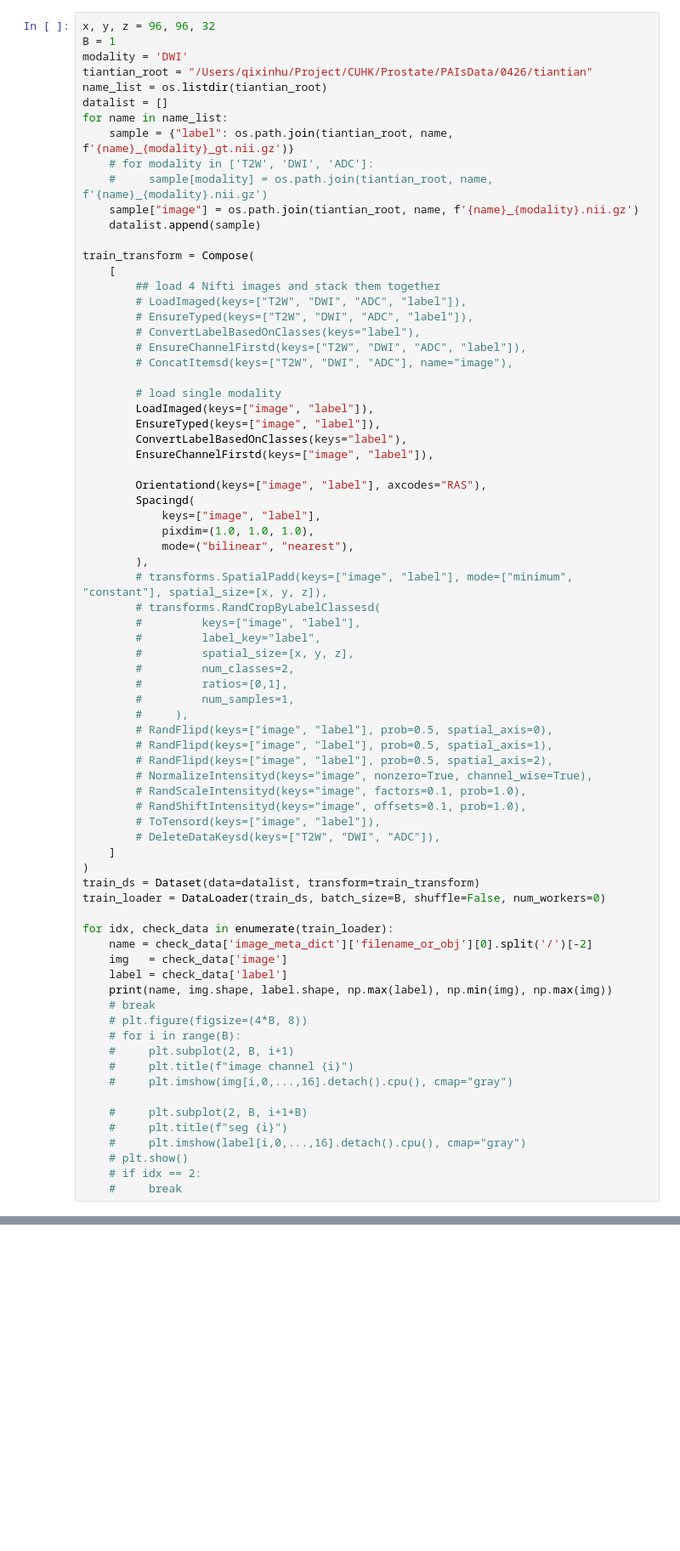
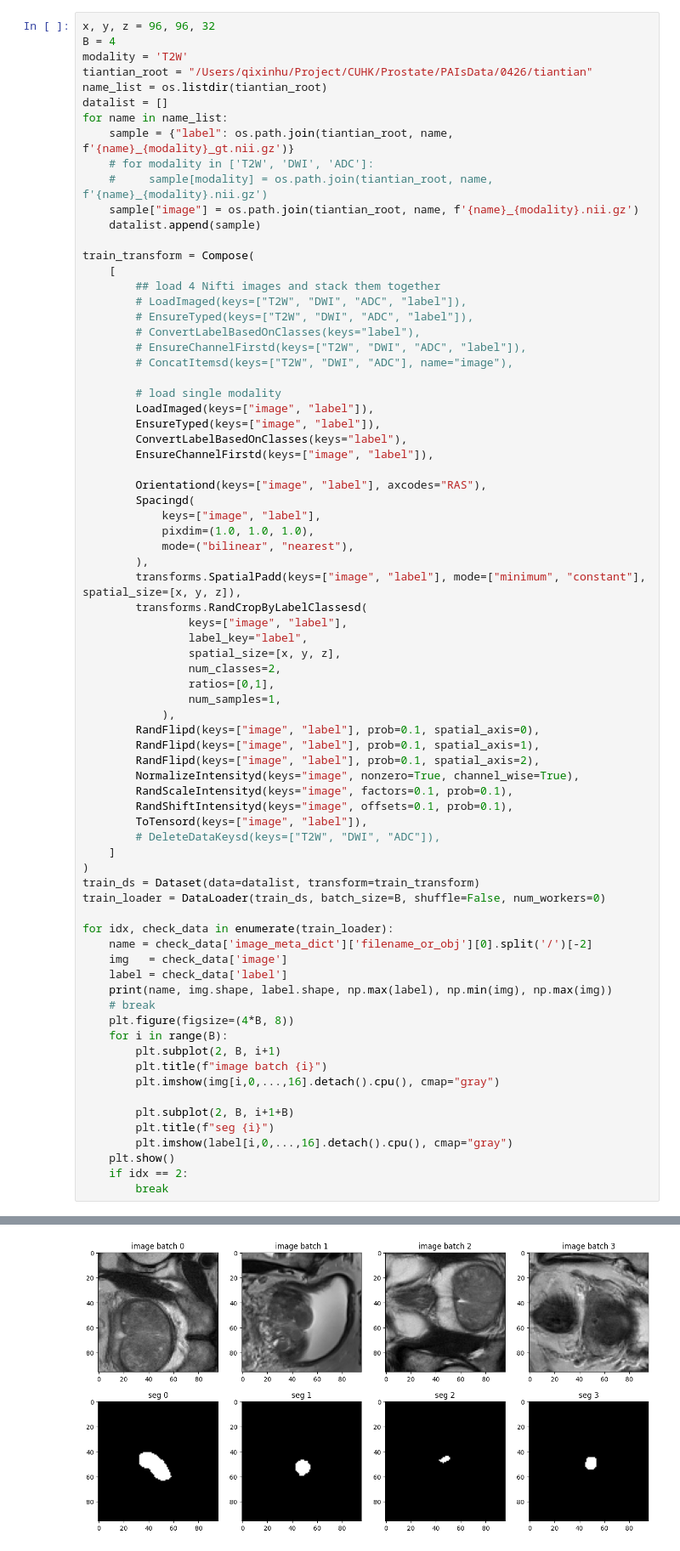
Before and after one commit to qixinhu11/ProstateInitialSub, a Jupyter notebook: my_segmentation/Niiseg/check_processing.ipynb, the cells around one changed output, grey strips where cells are left out. Shown at 85% size. Cells and saved outputs as stored; diff of their text form; blank space fills up the shorter version.

```diff
--- a/my_segmentation/Niiseg/check_processing.ipynb
+++ b/my_segmentation/Niiseg/check_processing.ipynb
@@ -38,8 +38,8 @@ class DeleteDataKeysd(MapTransform):
         return d
 # %%
 x, y, z = 96, 96, 32
-B = 1
-modality = 'DWI'
+B = 4
+modality = 'T2W'
 tiantian_root = "/Users/qixinhu/Project/CUHK/Prostate/PAIsData/0426/tiantian"
 name_list = os.listdir(tiantian_root)
 datalist = []
@@ -71,22 +71,22 @@ train_transform = Compose(
             pixdim=(1.0, 1.0, 1.0),
             mode=("bilinear", "nearest"),
         ),
-        # transforms.SpatialPadd(keys=["image", "label"], mode=["minimum", "constant"], spatial_size=[x, y, z]),
-        # transforms.RandCropByLabelClassesd(
-        #         keys=["image", "label"],
-        #         label_key="label",
-        #         spatial_size=[x, y, z],
-        #         num_classes=2,
-        #         ratios=[0,1],
-        #         num_samples=1,
-        #     ),
-        # RandFlipd(keys=["image", "label"], prob=0.5, spatial_axis=0),
-        # RandFlipd(keys=["image", "label"], prob=0.5, spatial_axis=1),
-        # RandFlipd(keys=["image", "label"], prob=0.5, spatial_axis=2),
-        # NormalizeIntensityd(keys="image", nonzero=True, channel_wise=True),
-        # RandScaleIntensityd(keys="image", factors=0.1, prob=1.0),
-        # RandShiftIntensityd(keys="image", offsets=0.1, prob=1.0),
-        # ToTensord(keys=["image", "label"]),
+        transforms.SpatialPadd(keys=["image", "label"], mode=["minimum", "constant"], spatial_size=[x, y, z]),
+        transforms.RandCropByLabelClassesd(
+                keys=["image", "label"],
+                label_key="label",
+                spatial_size=[x, y, z],
+                num_classes=2,
+                ratios=[0,1],
+                num_samples=1,
+            ),
+        RandFlipd(keys=["image", "label"], prob=0.1, spatial_axis=0),
+        RandFlipd(keys=["image", "label"], prob=0.1, spatial_axis=1),
+        RandFlipd(keys=["image", "label"], prob=0.1, spatial_axis=2),
+        NormalizeIntensityd(keys="image", nonzero=True, channel_wise=True),
+        RandScaleIntensityd(keys="image", factors=0.1, prob=0.1),
+        RandShiftIntensityd(keys="image", offsets=0.1, prob=0.1),
+        ToTensord(keys=["image", "label"]),
         # DeleteDataKeysd(keys=["T2W", "DWI", "ADC"]),
     ]
 )
@@ -99,16 +99,16 @@ for idx, check_data in enumerate(train_loader):
     label = check_data['label']
     print(name, img.shape, label.shape, np.max(label), np.min(img), np.max(img))
     # break
-    # plt.figure(figsize=(4*B, 8))
-    # for i in range(B):
-    #     plt.subplot(2, B, i+1)
-    #     plt.title(f"image channel {i}")
-    #     plt.imshow(img[i,0,...,16].detach().cpu(), cmap="gray")
+    plt.figure(figsize=(4*B, 8))
+    for i in range(B):
+        plt.subplot(2, B, i+1)
+        plt.title(f"image batch {i}")
+        plt.imshow(img[i,0,...,16].detach().cpu(), cmap="gray")
 
-    #     plt.subplot(2, B, i+1+B)
-    #     plt.title(f"seg {i}")
-    #     plt.imshow(label[i,0,...,16].detach().cpu(), cmap="gray")
-    # plt.show()
-    # if idx == 2:
-    #     break
+        plt.subplot(2, B, i+1+B)
+        plt.title(f"seg {i}")
+        plt.imshow(label[i,0,...,16].detach().cpu(), cmap="gray")
+    plt.show()
+    if idx == 2:
+        break
 # %% [output]
@@ -131,0 +116 @@ PAIs232 torch.Size([1, 1, 221, 221, 91]) torch.Size([1, 1, 221, 221, 91]) 1.0 0.
+[figure, added]
```
Also changed, not shown: parts of 1 cell of this notebook, 1 other file.
